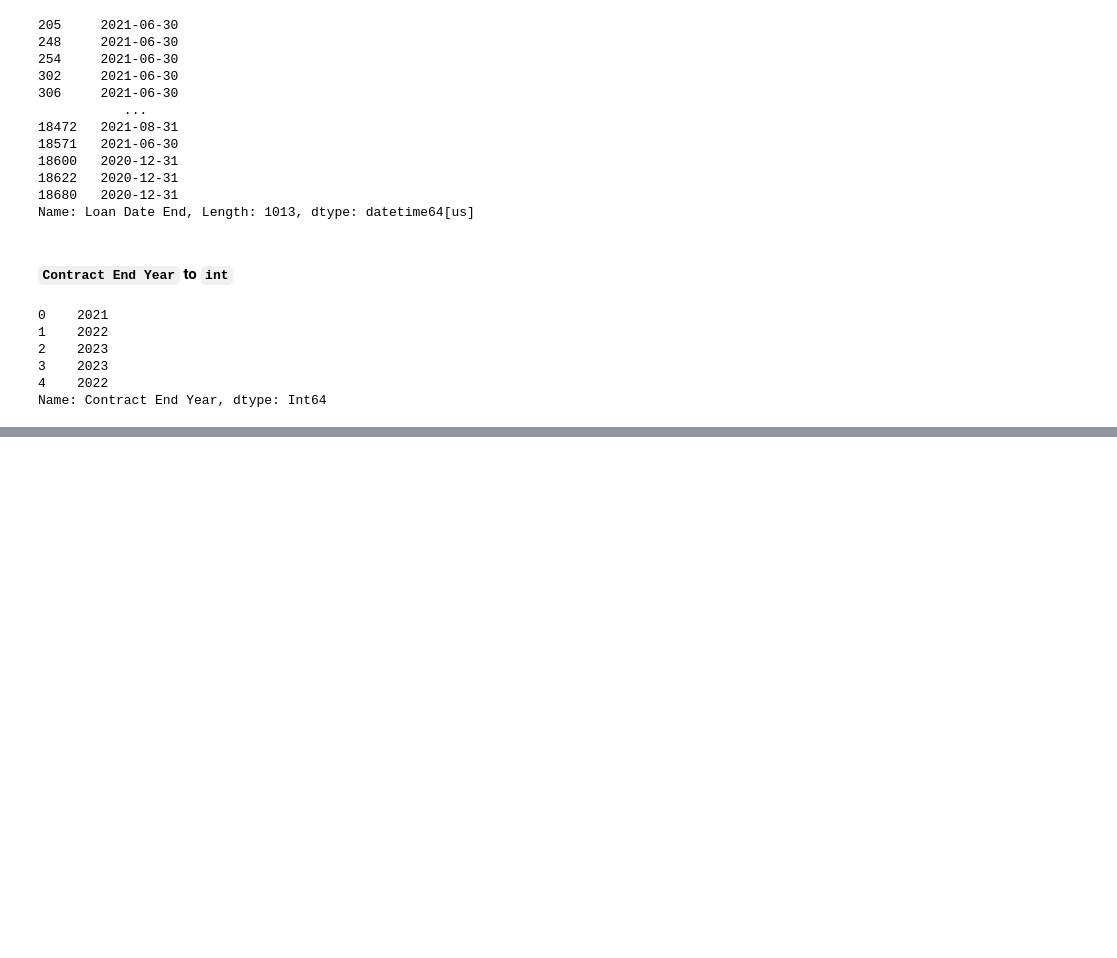
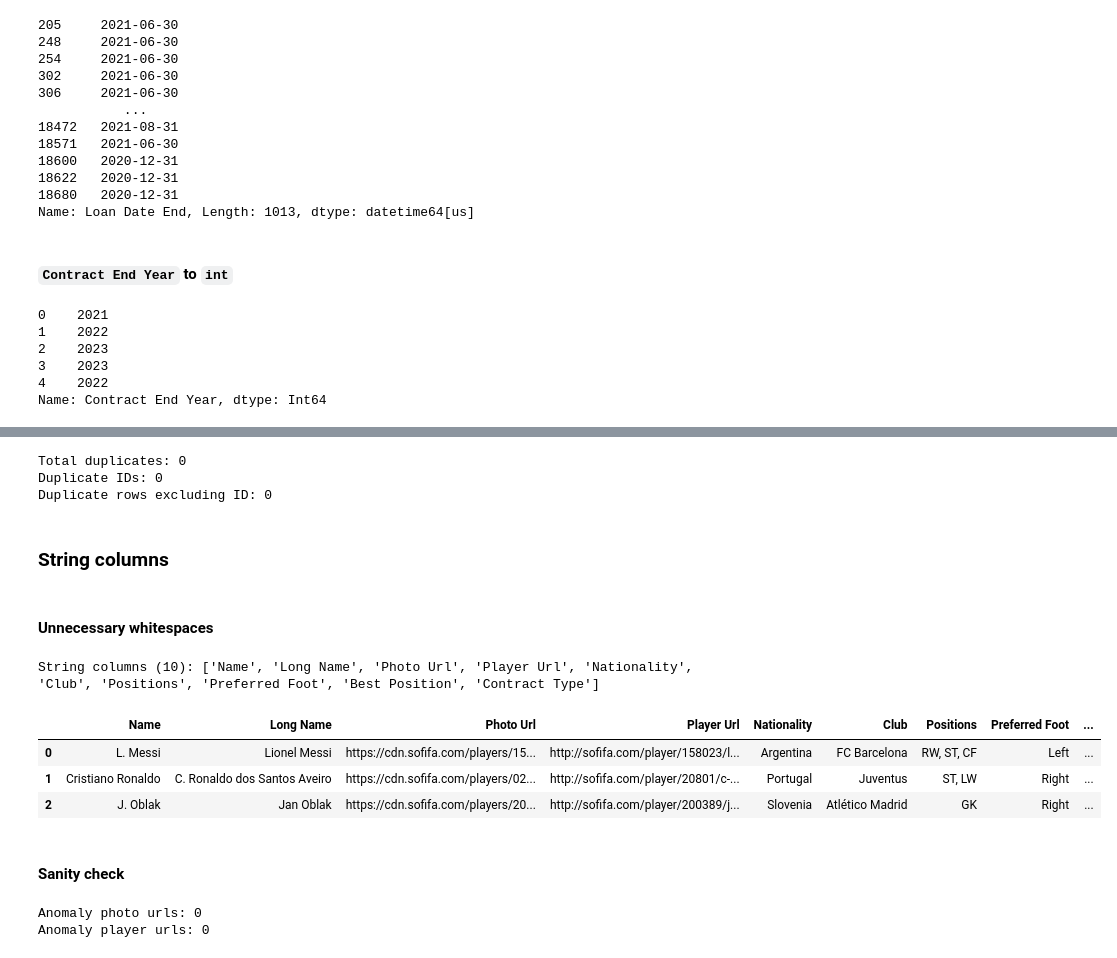
Before and after one commit to Gerum-Berhanu/data-cleaning, a Jupyter notebook: projects/04_fifa_21/data_cleaning.ipynb, the cells around one changed output, grey strips where cells are left out. Saved outputs shown, nothing was run; the diff lists cells and outputs as text; code cells hidden in the pictures; blank space fills up the shorter version.

Commit message:
ID duplicates and string columns

```diff
--- a/projects/04_fifa_21/data_cleaning.ipynb
+++ b/projects/04_fifa_21/data_cleaning.ipynb
@@ -530,0 +513,38 @@ dtype: int64
+# %%
+print("Total duplicates:", df_info.duplicated().sum())
+print("Duplicate IDs:", df_info["ID"].duplicated().sum())
+print("Duplicate rows excluding ID:", df_info.drop(columns=["ID"]).duplicated().sum())
+# %% [output]
+Total duplicates: 0
+Duplicate IDs: 0
+Duplicate rows excluding ID: 0
+# %% [markdown]
+### String columns
+# %% [markdown]
+#### Unnecessary whitespaces
+# %%
+str_cols = df_info.select_dtypes(include=['object', 'string']).columns.tolist()
+print(f"String columns ({len(str_cols)}):", str_cols)
+# %% [output]
+String columns (10): ['Name', 'Long Name', 'Photo Url', 'Player Url', 'Nationality', 'Club', 'Positions', 'Preferred Foot', 'Best Position', 'Contract Type']
+# %%
+for col in str_cols:
+    df_info.loc[:, col] = df_info.loc[:, col].str.strip().str.replace(r"\s+", " ", regex=True)
+# %%
+df_info[str_cols].head(3)
+# %% [output]
+|  | Name | Long Name | Photo Url | Player Url | Nationality | Club | Positions | Preferred Foot | ... |
+| 0 | L. Messi | Lionel Messi | https://cdn.sofifa.com/players/15... | http://sofifa.com/player/158023/l... | Argentina | FC Barcelona | RW, ST, CF | Left | ... |
+| 1 | Cristiano Ronaldo | C. Ronaldo dos Santos Aveiro | https://cdn.sofifa.com/players/02... | http://sofifa.com/player/20801/c-... | Portugal | Juventus | ST, LW | Right | ... |
+| 2 | J. Oblak | Jan Oblak | https://cdn.sofifa.com/players/20... | http://sofifa.com/player/200389/j... | Slovenia | Atlético Madrid | GK | Right | ... |
+# %% [markdown]
+#### Sanity check
+# %%
+photo_url_mask = df_info["Photo Url"].str.match(r"https:\/\/cdn.sofifa.com\/players\/\d+\/\d+\/\w+\.png")
+player_url_mask = df_info["Player Url"].str.match(r"http:\/\/sofifa.com\/player\/\d+\/[a-zA-Z-]+\/\d+/")
+
+print("Anomaly photo urls:", (~photo_url_mask).sum())
+print("Anomaly player urls:", (~player_url_mask).sum())
+# %% [output]
+Anomaly photo urls: 0
+Anomaly player urls: 0
```
Also changed, not shown: parts of 2 cells of this notebook.
